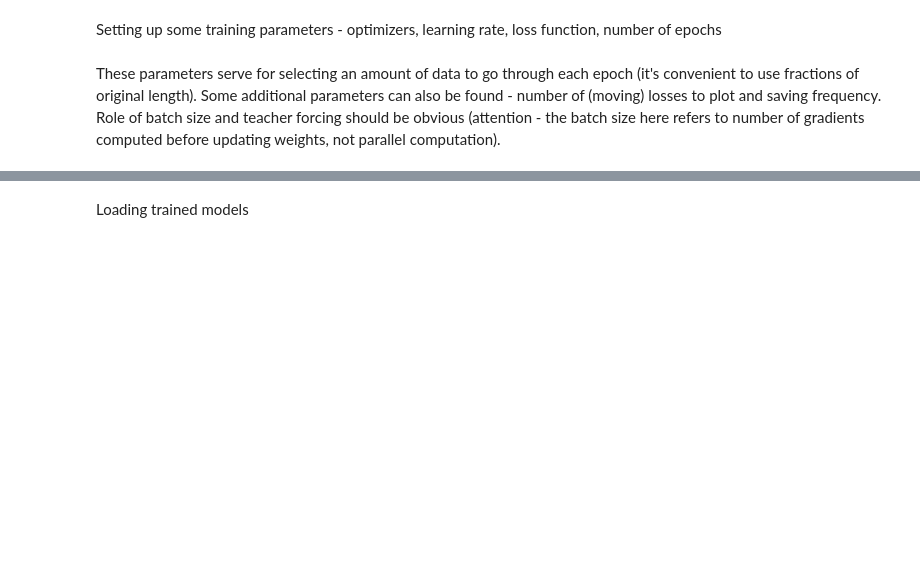
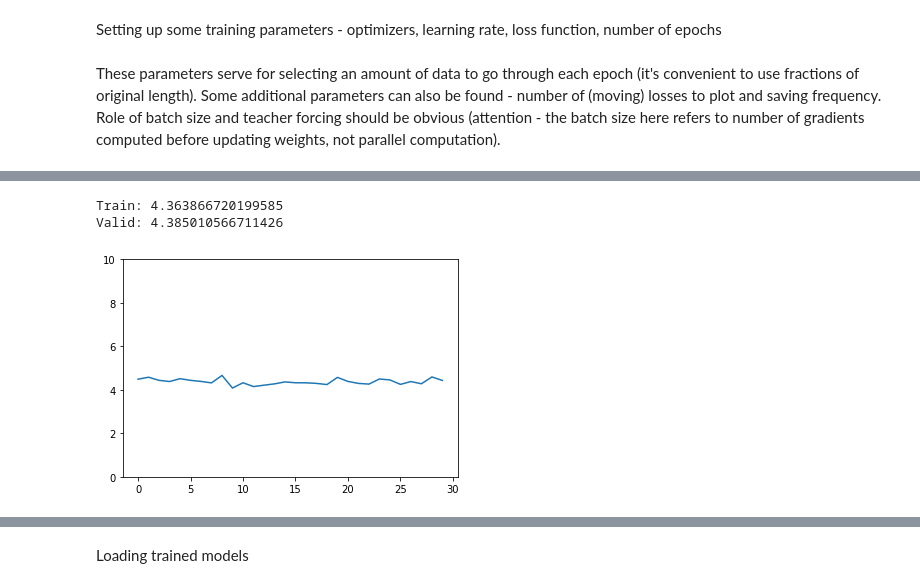
Before and after one commit to rumaak/exploring_machine_translation, a Jupyter notebook: Machine translation.ipynb, the cells around one changed output, grey strips where cells are left out. Cells and saved outputs as stored; diff of their text form; code cells hidden in the pictures; blank space fills up the shorter version.

```diff
--- a/Machine translation.ipynb
+++ b/Machine translation.ipynb
@@ -277,0 +361,6 @@ Well, this seems pretty bad for a model that should have outperformed lstm rnn.
+# %%
+teacher_forcing = 0.4
+# %%
+fit.rnnsearch(enc, dec, train_iter, valid_iter, epochs, opt_enc, opt_dec, loss_fn, n_words_trg,
+              teacher_forcing, end_train, end_val, plot_every, save_every, batch_size)
+# %% [output]
@@ -277,0 +368,3 @@ Well, this seems pretty bad for a model that should have outperformed lstm rnn.
+Train: 4.363866720199585
+Valid: 4.385010566711426
+[figure, added]
```
Also changed, not shown: parts of 57 cells of this notebook, 8 other files.
